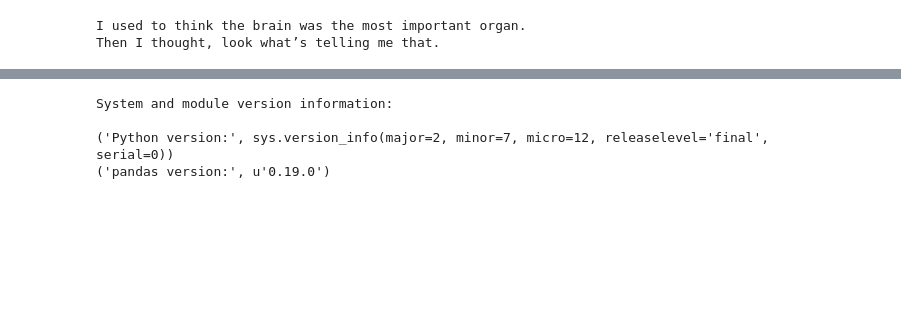
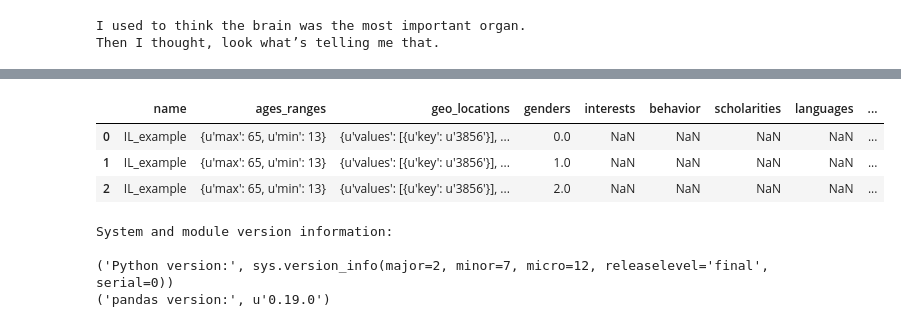
Before and after one commit to CSDE-UW/paa_2017_social_media, a Jupyter notebook: facebook/notebooks/facebook_demographic_research.ipynb, the cells around one changed output, grey strips where cells are left out. Cells and saved outputs as stored; diff of their text form; code cells hidden in the pictures; blank space fills up the shorter version.

```diff
--- a/facebook/notebooks/facebook_demographic_research.ipynb
+++ b/facebook/notebooks/facebook_demographic_research.ipynb
@@ -72,0 +195,11 @@ Then I thought, look what’s telling me that.
+# %%
+test_dic_ordered = OrderedDict(sorted(test_dic.items(),key=lambda t: len(t[0])))
+test_json=json.dumps(test_dic_ordered, indent = 4)
+print test_json
+
+gender_dict = {'0':'female_male_total_pop'}
+gender = map(gender_dict.get, str(test_dic["genders"][0]))[0]
+file_name = "test.json"
+
+with open('../data/%s' % file_name, 'w') as outfile:
+    outfile.write(json.dumps(test_dic_ordered, indent = 4))
@@ -72,0 +224,3 @@ Then I thought, look what’s telling me that.
+# %%
+watcher.run_data_collection("../data/%s" % file_name)
+# %% [output]
@@ -72,0 +244,4 @@ Then I thought, look what’s telling me that.
+|  | name | ages_ranges | geo_locations | genders | interests | behavior | scholarities | languages | ... |
+| 0 | IL_example | {u'max': 65, u'min': 13} | {u'values': [{u'key': u'3856'}], ... | 0.0 | NaN | NaN | NaN | NaN | ... |
+| 1 | IL_example | {u'max': 65, u'min': 13} | {u'values': [{u'key': u'3856'}], ... | 1.0 | NaN | NaN | NaN | NaN | ... |
+| 2 | IL_example | {u'max': 65, u'min': 13} | {u'values': [{u'key': u'3856'}], ... | 2.0 | NaN | NaN | NaN | NaN | ... |
```
Also changed, not shown: parts of 18 cells of this notebook, 2 other files.
